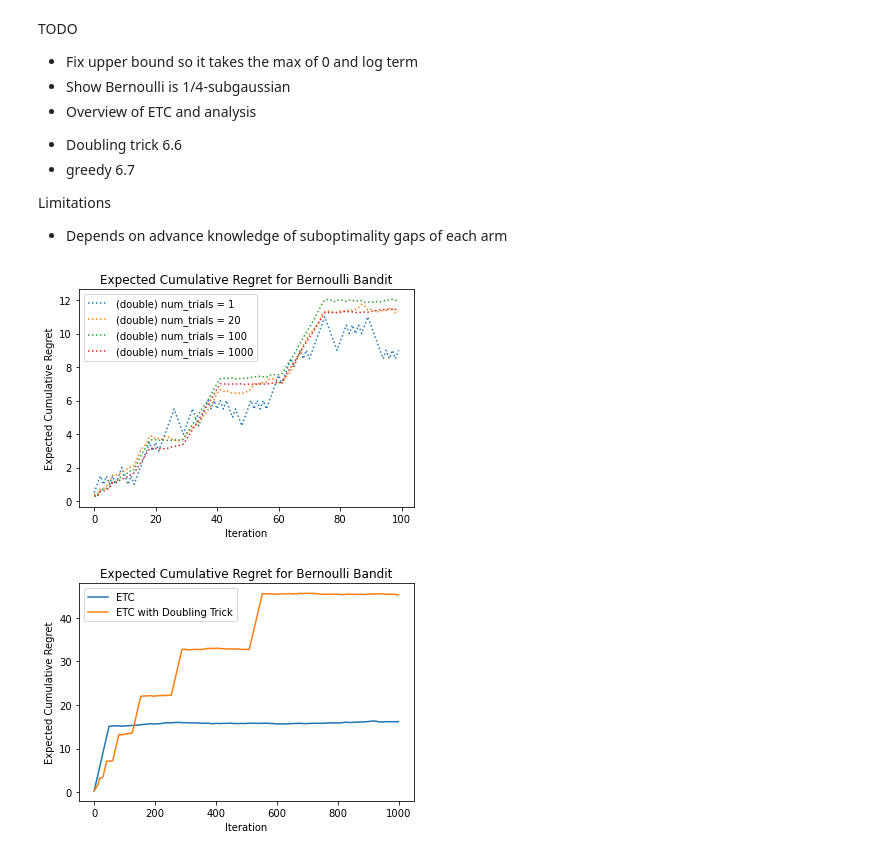
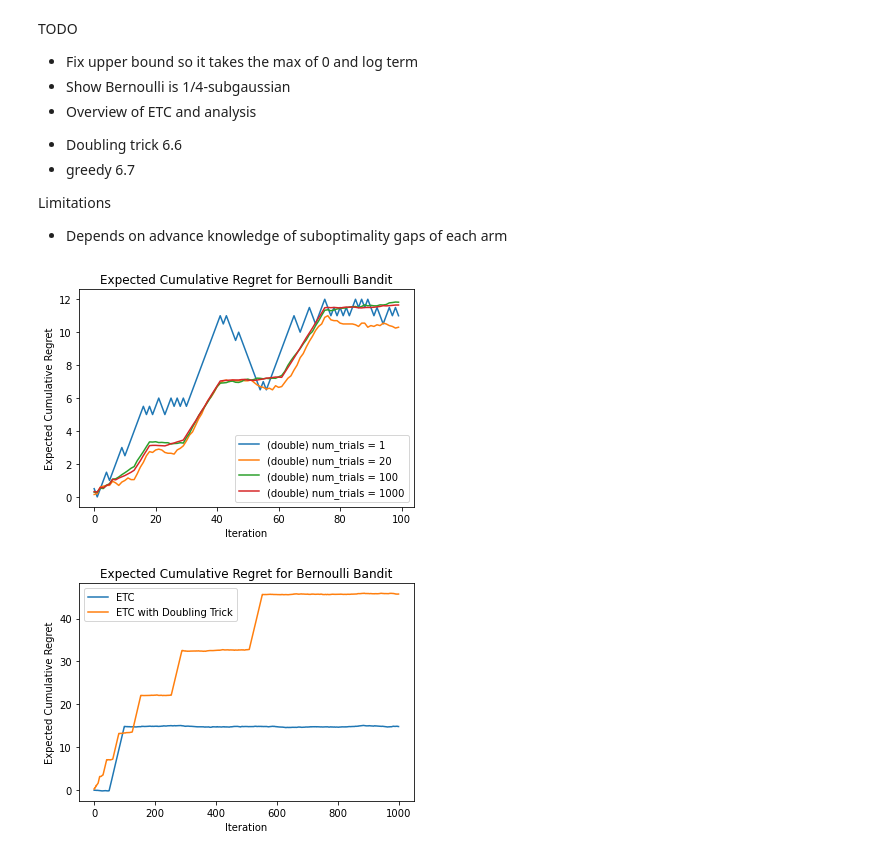
Before and after one commit to NicholasCorrado/Reinforcement-Learning, a Jupyter notebook: bandits/explore-then-commit.ipynb, the cells around one changed output. Saved outputs shown, nothing was run; the diff lists cells and outputs as text; code cells hidden in the pictures.

```diff
--- a/bandits/explore-then-commit.ipynb
+++ b/bandits/explore-then-commit.ipynb
@@ -128,7 +127,7 @@ def ETC_expected_regret(n, num_trials):
     mu0 = 0.5
     mu1 = 0.2
     arms = [BernoulliArm(mu0), BernoulliArm(mu1)]
-    bandit = Bandit([arms])
+    bandit = Bandit(arms)
 
     Delta = abs(mu0 - mu1)
     m = int(np.max([1, np.ceil(1/Delta**2 * np.log(n*Delta**2))]))
@@ -223,7 +222,6 @@ def ETC_double(bandit, n):
     phase_lengths[-1] -= extra
 
     phase_rewards = []
-    phase_reward_totals = np.zeros(n)
     phase_regrets = []
 
     for i in range(num_phases-1):
@@ -234,7 +232,6 @@ def ETC_double(bandit, n):
         mi = int(np.max([1, np.ceil(1/Delta**2 * np.log(ni*Delta**2))]))
 
         rewards = ETC(bandit, ni, mi)
-        phase_reward_totals[i] = reward_total
         phase_rewards.append(rewards)
 
     all_rewards = np.concatenate(phase_rewards).ravel()
@@ -259,7 +256,7 @@ def plot_expected_regret_ETC_double():
 
     for num_trials in num_trials_vec:
         expected_regret_double = ETC_double_expected_regret(100, num_trials)
-        plt.plot(expected_regret_double, ':', label='(double) num_trials = ' + str(num_trials))
+        plt.plot(expected_regret_double, label='(double) num_trials = ' + str(num_trials))
 
     plt.title('Expected Cumulative Regret for Bernoulli Bandit')
     plt.ylabel('Expected Cumulative Regret')
@@ -270,32 +267,32 @@ def plot_expected_regret_ETC_double():
 
     expected_regret = ETC_expected_regret(1000, 1000)
     expected_regret_double = ETC_double_expected_regret(1000, 1000)
 
     x = np.linspace(0,1000)
     c1 = 1+1/np.e
     c2 = 2*(1 + np.sqrt(2))
 #     plt.plot(x, c2*np.sqrt(x))
 
     plt.plot(expected_regret, label='ETC')
     plt.plot(expected_regret_double, label='ETC with Doubling Trick')
     plt.title('Expected Cumulative Regret for Bernoulli Bandit')
     plt.ylabel('Expected Cumulative Regret')
     plt.xlabel('Iteration')
     plt.legend()
     plt.show()
 
 
 
 b0 = BernoulliArm(0.2)
 b1 = BernoulliArm(0.5)
 arms = [b0, b1]
 bandit = Bandit(arms)
 n = 1000
 
 plot_expected_regret_ETC_double()
 
 # note that it's possible for empirical expected regret to decrease, since
 # the expectation is a sampled average.
 # %% [output]
-[figure, old version]
+[figure, new version]
-[figure, old version]
+[figure, new version]
```
Also changed, not shown: parts of 3 cells of this notebook.
